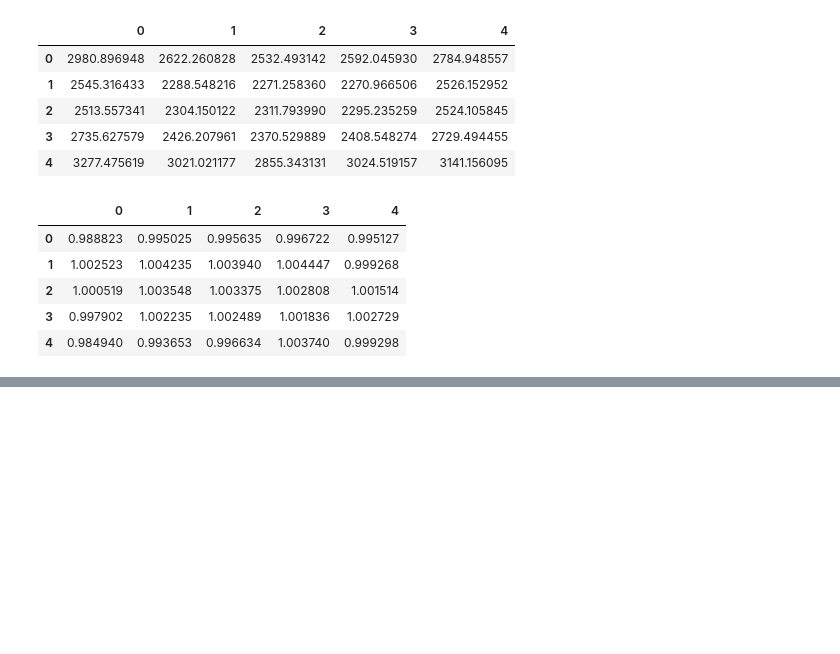
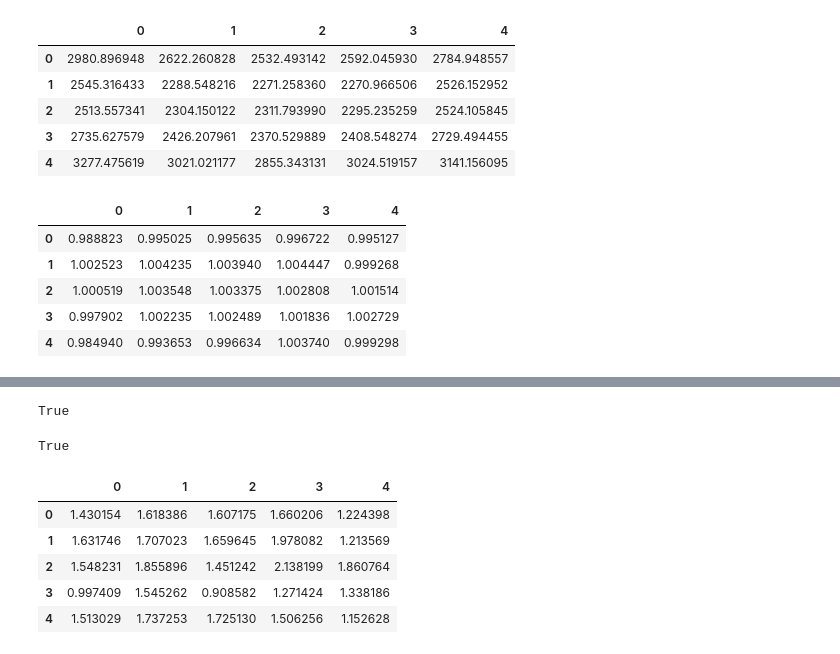
Before and after one commit to proscrite/KrCalibNB, a Jupyter notebook: testsNB/test_lt_maps.ipynb, the cells around one changed output, grey strips where cells are left out. Cells and saved outputs as stored; diff of their text form; code cells hidden in the pictures; blank space fills up the shorter version.

```diff
--- a/testsNB/test_lt_maps.ipynb
+++ b/testsNB/test_lt_maps.ipynb
@@ -625,31 +591,11 @@ neM.shape
 # %%
-def get_maps(fit= FitType.profile):
-    pFP = {}
-
-    for nx in range(neM.shape[0]):
-        pFPL =[fit_fcs_in_xy_bin (xybin          = (nx,ny),
-                                 selection_map   = KRE,
-                                 event_map       = neM,
-                                 n_time_bins     = 1,
-                                 time_diffs      = DT,
-                                 nbins_z         = 25,
-                                 nbins_e         = 50,
-                                 range_z         =(50, 550),
-                                 range_e         = (5000, 13500),
-                                energy           = 'S2e',
-                                  fit            = fit,
-                                n_min            = 100) for ny in range(neM.shape[1])]
-        pFP[nx] = pFPL
-
+def get_maps_t0(fmxy):
     pE0 = {}
     pLT = {}
     pC2 = {}
-    for nx in range(neM.shape[0]):
-        pE0L = [pFP[nx][ny].e0[0] for ny in range(neM.shape[1])] # notice [0] ts bin
-        pLTL = [pFP[nx][ny].lt[0] for ny in range(neM.shape[1])]
-        pC2L = [pFP[nx][ny].c2[0] for ny in range(neM.shape[1])]
-        pE0[nx] = pE0L
-        pLT[nx] = pLTL
-        pC2[nx] = pC2L
+    for nx in fmxy.keys():
+        pE0[nx] = [fmxy[nx][ny].e0[0] for ny in range(len(fmxy[nx]))] # notice [0] ts bin
+        pLT[nx] = [fmxy[nx][ny].lt[0] for ny in range(len(fmxy[nx]))]
+        pC2[nx] = [fmxy[nx][ny].c2[0] for ny in range(len(fmxy[nx]))]
 
     return pd.DataFrame.from_dict(pE0), pd.DataFrame.from_dict(pLT),pd.DataFrame.from_dict(pC2)
@@ -705,0 +665,17 @@ mE0p / mE0u
+# %%
+l2
+# %% [output]
+True
+# %%
+l1 & l2
+# %% [output]
+True
+# %%
+mC2p / mC2u
+# %% [output]
+|  | 0 | 1 | 2 | 3 | 4 |
+| 0 | 1.430154 | 1.618386 | 1.607175 | 1.660206 | 1.224398 |
+| 1 | 1.631746 | 1.707023 | 1.659645 | 1.978082 | 1.213569 |
+| 2 | 1.548231 | 1.855896 | 1.451242 | 2.138199 | 1.860764 |
+| 3 | 0.997409 | 1.545262 | 0.908582 | 1.271424 | 1.338186 |
+| 4 | 1.513029 | 1.737253 | 1.725130 | 1.506256 | 1.152628 |
```
Also changed, not shown: parts of 42 cells of this notebook, 8 other files.
